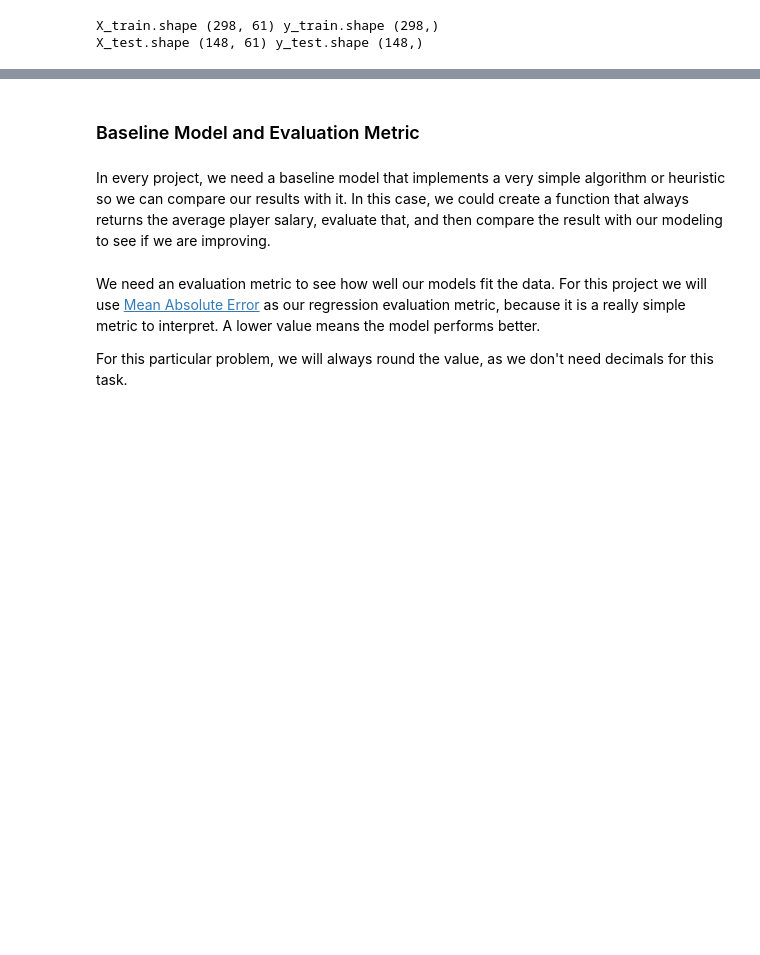
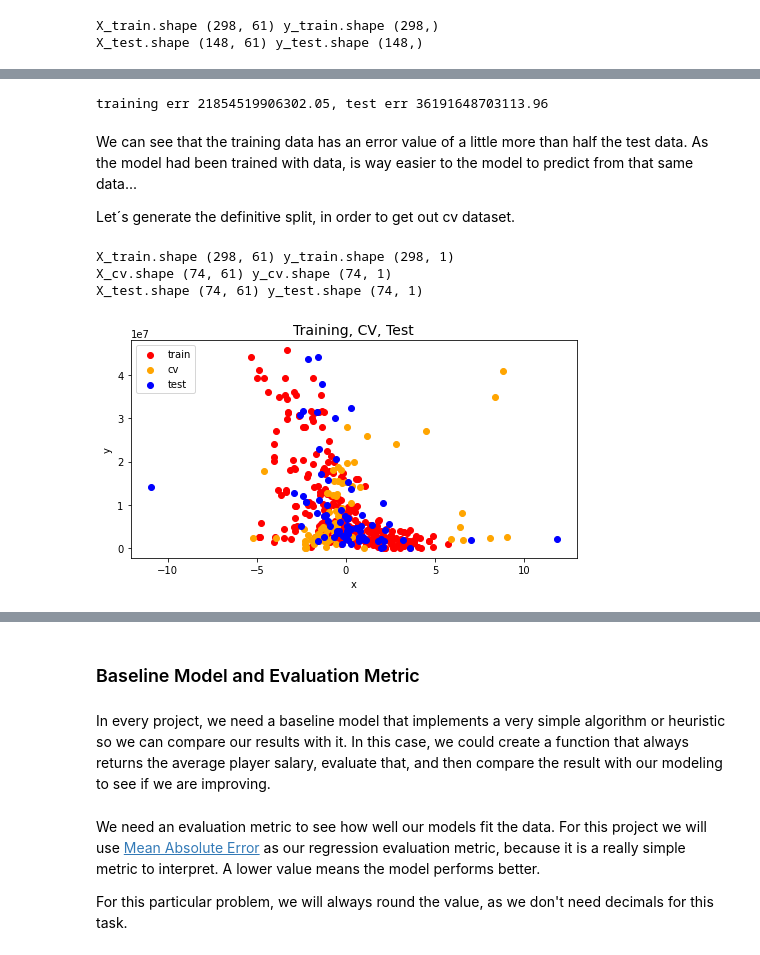
Before and after one commit to santiagoromero20/NBAPredictions, a Jupyter notebook: NBAPredictions.ipynb, the cells around one changed output, grey strips where cells are left out. Cells and saved outputs as stored; diff of their text form; code cells hidden in the pictures; blank space fills up the shorter version.

```diff
--- a/NBAPredictions.ipynb
+++ b/NBAPredictions.ipynb
@@ -523,4 +802,4 @@ X_test.shape (148, 15) y_test.shape (148,)
 # %%
 cat_vars, num_vars = aux.cat_vs_num(data)
-X_train_cleaned, X_test_cleaned = preprocessing.data_preprocessing(X_train, X_test, num_vars, cat_vars, data.columns)
+X_train, X_test = preprocessing.data_preprocessing(X_train, X_test, num_vars, cat_vars, data.columns)
 # %%
@@ -531,0 +885,30 @@ X_test.shape (148, 61) y_test.shape (148,)
+# %%
+#Create a model in sklearn, train on training data
+degree = 10
+lmodel = lin_model(degree)
+lmodel.fit(X_train_cleaned, y_train)
+
+#Predict on training data, find training error
+yhat_train = lmodel.predict(X_train_cleaned)
+err_train = lmodel.mse(y_train, yhat_train)
+
+#Predict on test data, find error
+yhat_test = lmodel.predict(X_test_cleaned)
+err_test = lmodel.mse(y_test, yhat_test)
+# %%
+print(f"training err {err_train:0.2f}, test err {err_test:0.2f}")
+# %% [output]
+training err 21854519906302.05, test err 36191648703113.96
+# %% [markdown]
+We can see that the training data has an error value of a little more than half the test data. As the model had been trained with data, is way easier to the model to predict from that same data...
+
+Let´s generate the definitive split, in order to get out cv dataset.
+# %%
+X_cv, X_test, y_cv, y_test = train_test_split(X_test_cleaned,y_test,test_size=0.50, random_state=1)
+print("X_train.shape", X_train_cleaned.shape, "y_train.shape", y_train.shape)
+print("X_cv.shape", X_cv.shape, "y_cv.shape", y_cv.shape)
+print("X_test.shape", X_test.shape, "y_test.shape", y_test.shape)
+# %% [output]
+X_train.shape (298, 61) y_train.shape (298, 1)
+X_cv.shape (74, 61) y_cv.shape (74, 1)
+X_test.shape (74, 61) y_test.shape (74, 1)
@@ -531,0 +917,23 @@ X_test.shape (148, 61) y_test.shape (148,)
+# %%
+#Dimensionality Reduction
+pca = PCA(n_components=1, whiten = False, random_state = 1)
+X_train_pca = pca.fit_transform(X_train_cleaned)
+
+pca = PCA(n_components=1, whiten = False, random_state = 1)
+X_test_pca = pca.fit_transform(X_test)
+
+pca = PCA(n_components=1, whiten = False, random_state = 1)
+X_cv_pca = pca.fit_transform(X_cv)
+# %%
+fig, ax = plt.subplots(1,1,figsize=(8,4))
+ax.set_title("Training, CV, Test",fontsize = 14)
+ax.set_xlabel("Features Reducted (PCA)")
+ax.set_ylabel("y")
+
+ax.scatter(X_train_pca, y_train, color = "red", label="train")
+ax.scatter(X_cv_pca, y_cv,       color = "orange", label="cv")
+ax.scatter(X_test_pca, y_test,   color = "blue", label="test")
+ax.legend(loc='upper left')
+plt.show()
+# %% [output]
+[figure, added]
```
Also changed, not shown: parts of 53 cells of this notebook.
